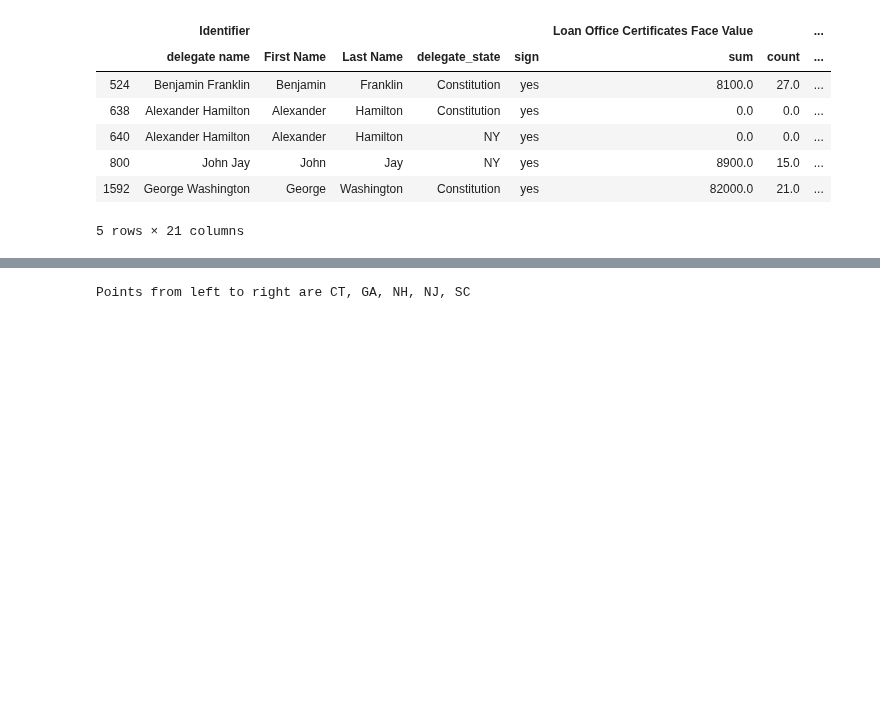
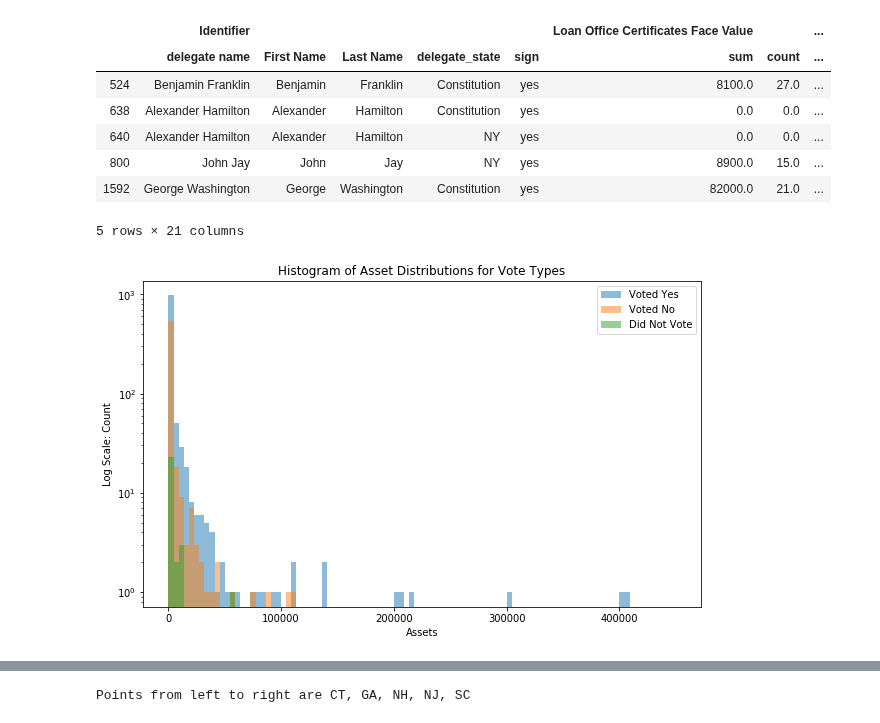
Before and after one commit to davidch2020/SPEOC-pt-1, a Jupyter notebook: results.ipynb, the cells around one changed output, grey strips where cells are left out. Drawn from its saved outputs; the diff is of its cells as text; code cells hidden in the pictures; blank space fills up the shorter version.

```diff
--- a/results.ipynb
+++ b/results.ipynb
@@ -302,6 +267,26 @@ pre1790[pre1790[('Identifier', 'delegate name')].apply(lambda x: x.lower() in fo
 | 800 | John Jay | John | Jay | NY | yes | 8900.0 | 15.0 | ... |
 | 1592 | George Washington | George | Washington | Constitution | yes | 82000.0 | 21.0 | ... |
 5 rows × 21 columns
+# %%
+yes = pre1790[pre1790[('Identifier', 'sign')].apply(lambda x: x == 'yes')][('Total Debt Assets', 'sum')]
+no = pre1790[pre1790[('Identifier', 'sign')].apply(lambda x: x == 'no')][('Total Debt Assets', 'sum')]
+dnv = pre1790[pre1790[('Identifier', 'sign')].apply(lambda x: x != 'no' and x != 'yes')][('Total Debt Assets', 'sum')]
+
+
+bins = np.linspace(0, 450000, 100)
+
+plt.figure(figsize = (10,6))
+plt.hist(yes, bins, alpha=0.5, label='Voted Yes')
+plt.hist(no, bins, alpha=0.5, label='Voted No')
+plt.hist(dnv, bins, alpha=0.5, label='Did Not Vote')
+plt.legend(loc='upper right')
+plt.yscale('log')
+plt.ylabel("Log Scale: Count")
+plt.xlabel("Assets")
+plt.title("Histogram of Asset Distributions for Vote Types")
+plt.show()
+# %% [output]
+[figure, added]
 # %%
 state_assets = dict()
 # %%
```
Also changed, not shown: parts of 10 cells of this notebook, 4 other files.
